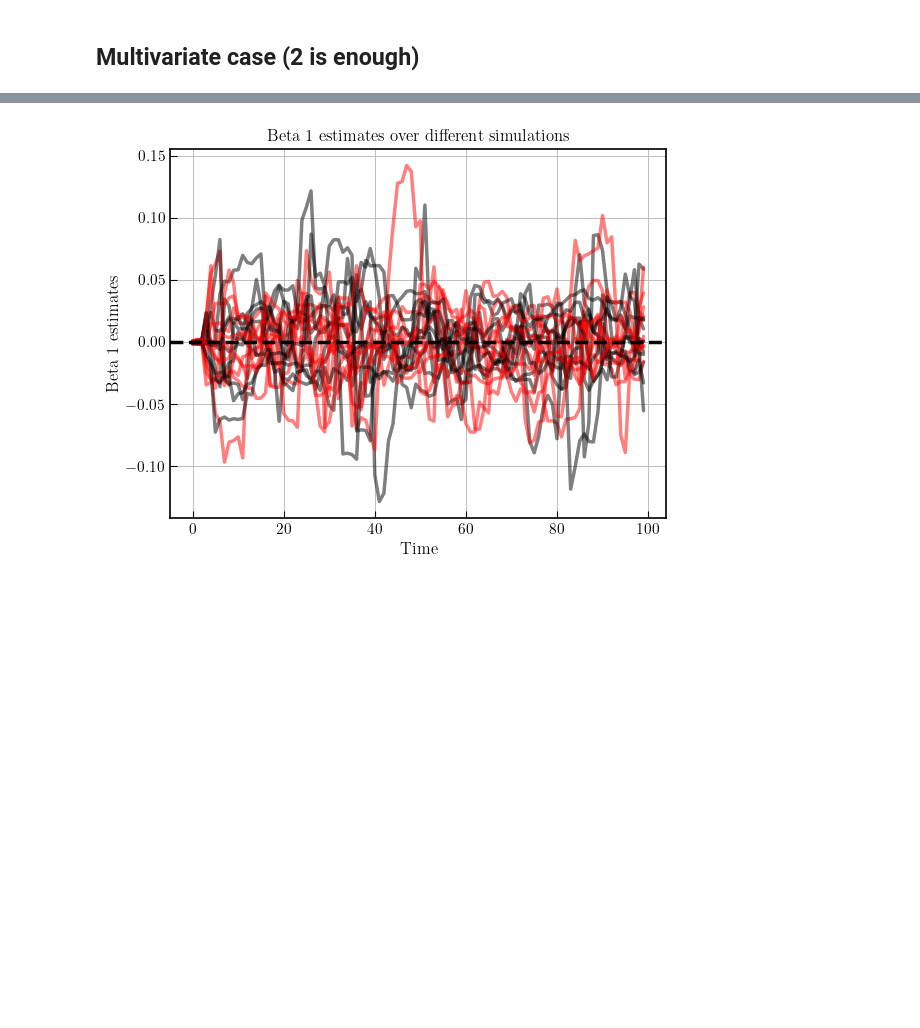
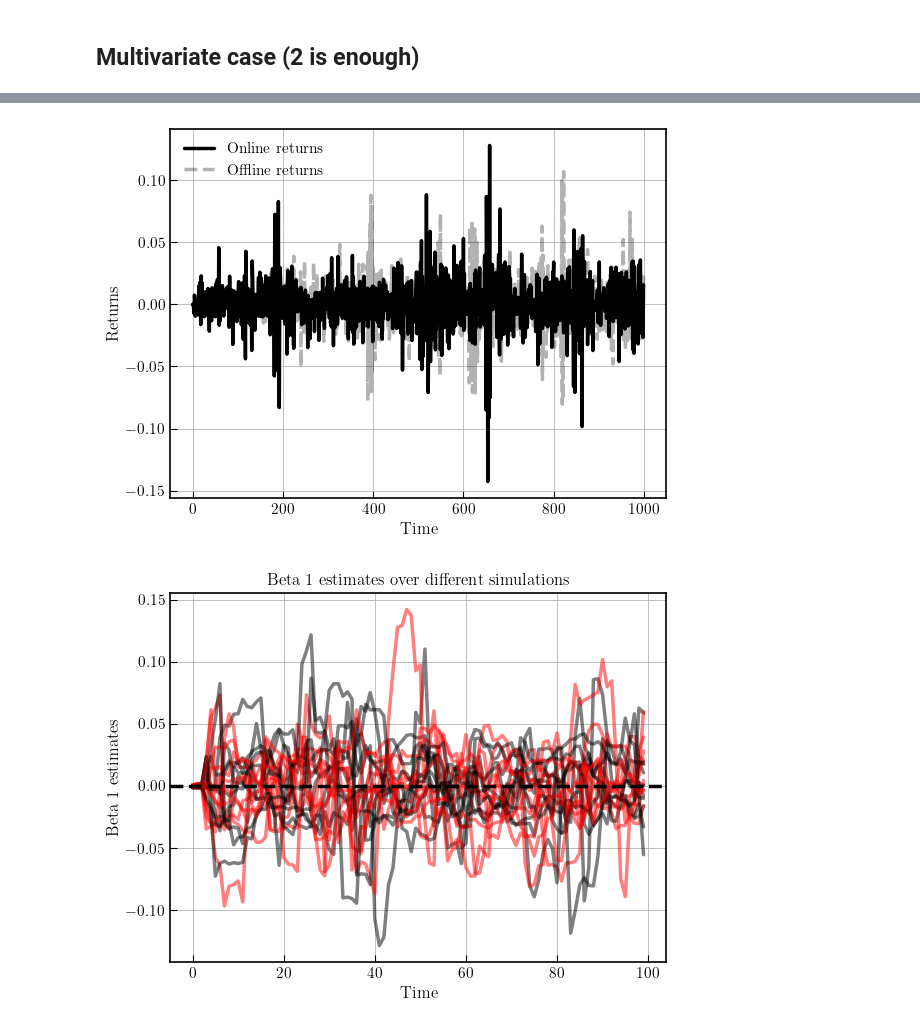
Before and after one commit to TommasoDF/Lasso_paper, a Jupyter notebook: Theory/simulate_constant_gain.ipynb, the cells around one changed output, grey strips where cells are left out. Saved outputs shown, nothing was run; the diff lists cells and outputs as text; code cells hidden in the pictures; blank space fills up the shorter version.

```diff
--- a/Theory/simulate_constant_gain.ipynb
+++ b/Theory/simulate_constant_gain.ipynb
@@ -91,3 +116,14 @@ plt.show()
+# %%
+#visualize online vs offline returns
+fig, ax = plt.subplots()
+ax.plot(r, label='Online returns')
+ax.plot(r_offline, label='Offline returns', linestyle='dashed', alpha = 0.3)
+ax.set_ylabel('Returns')
+ax.set_xlabel('Time')
+ax.legend()
+plt.show()
+# %% [output]
+[figure, added]
 # %%
 ## Check with multiple stochastic seeds to ensure robustness
 num_simulations = 10
```
Also changed, not shown: parts of 7 cells of this notebook, 14 other files.
